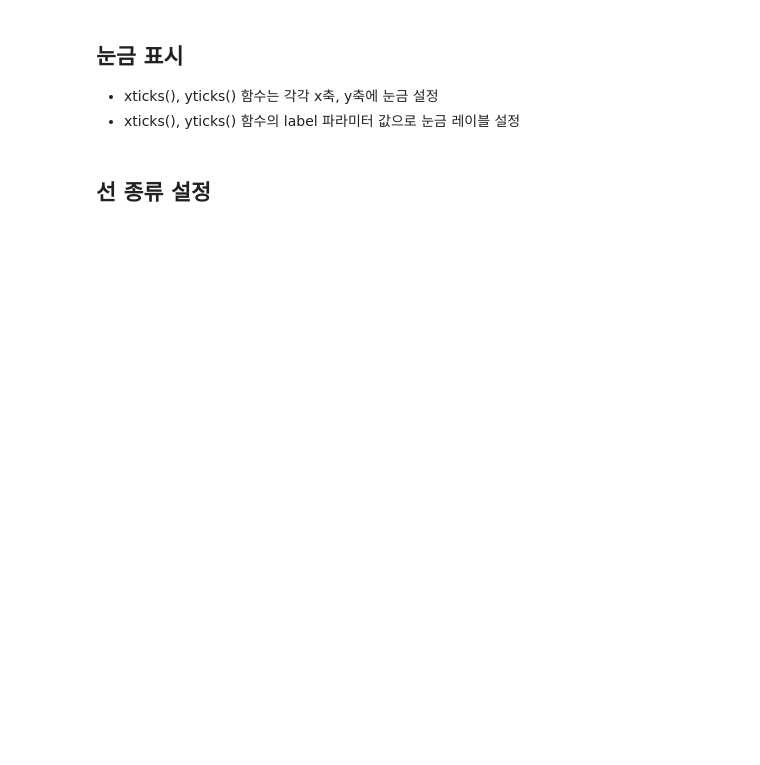
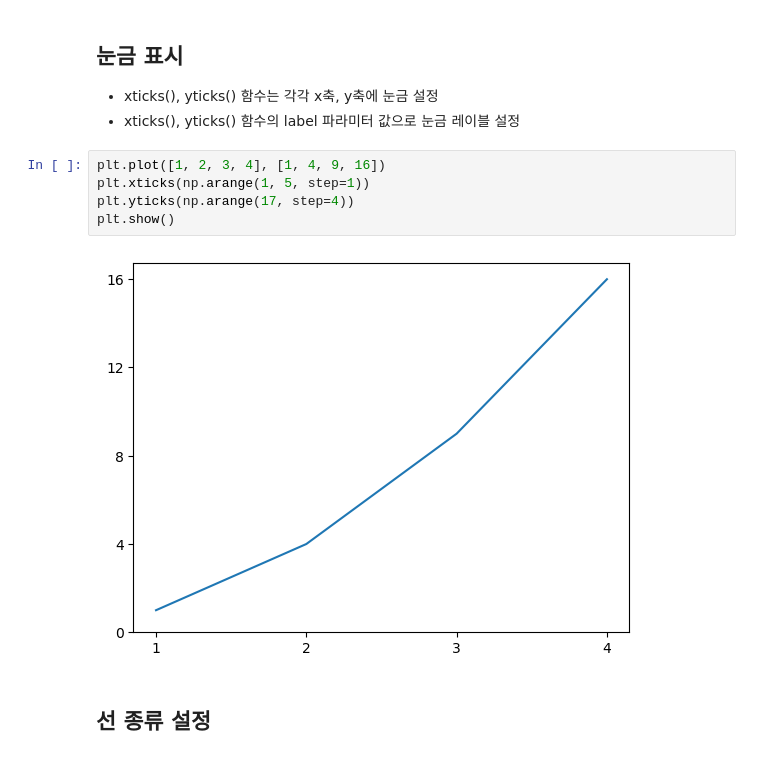
Before and after one commit to jeongjae96/AI, a Jupyter notebook: visualization_basics/matplotlib_basics.ipynb, the cells around one changed output. Cells and saved outputs as stored; diff of their text form; blank space fills up the shorter version.

Commit message:
[feat] matplotlib basics #13
- xticks(), yticks()를 활용한 눈금 설정
- bar graph, scatter graph, etc.
- subplot(), subplots()

```diff
--- a/visualization_basics/matplotlib_basics.ipynb
+++ b/visualization_basics/matplotlib_basics.ipynb
@@ -79,6 +80,13 @@ plt.show()
 ## 눈금 표시
 - xticks(), yticks() 함수는 각각 x축, y축에 눈금 설정
 - xticks(), yticks() 함수의 label 파라미터 값으로 눈금 레이블 설정
+# %%
+plt.plot([1, 2, 3, 4], [1, 4, 9, 16])
+plt.xticks(np.arange(1, 5, step=1))
+plt.yticks(np.arange(17, step=4))
+plt.show()
+# %% [output]
+[figure, added]
 # %% [markdown]
 ## 선 종류 설정
 
```
Also changed, not shown: parts of 15 cells of this notebook, 1 other file.
